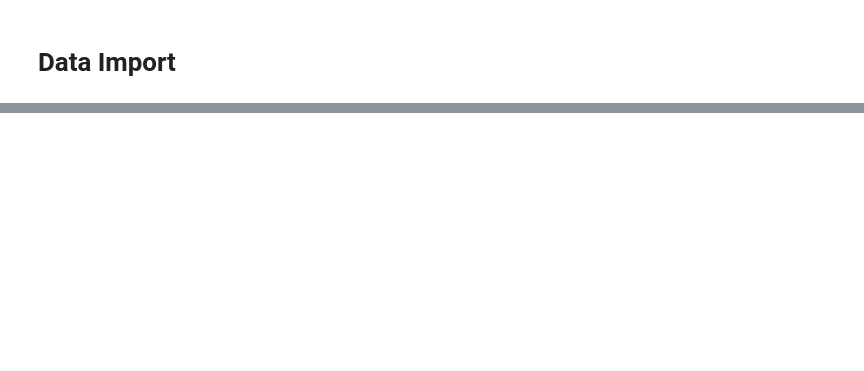
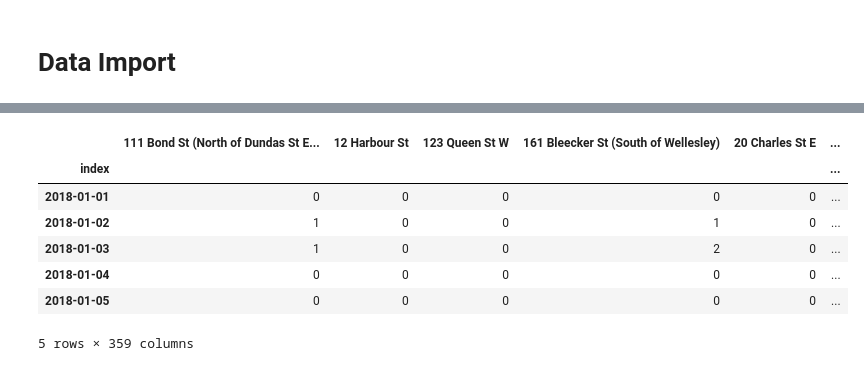
Before and after one commit to Andhi1710/python, a Jupyter notebook: (Andhi_Hamzah)_BikeShare.ipynb, the cells around one changed output, grey strips where cells are left out. Saved outputs shown, nothing was run; the diff lists cells and outputs as text; code cells hidden in the pictures; blank space fills up the shorter version.

```diff
--- a/(Andhi_Hamzah)_BikeShare.ipynb
+++ b/(Andhi_Hamzah)_BikeShare.ipynb
@@ -536,0 +186,11 @@ ax = sns.regplot(x='from_station_id', y='to_station_id', data=df, marker='+', co
+# %%
+outmap.head(5) # number of bikes leaves the station
+# %% [output]
+|  | 111 Bond St (North of Dundas St E... | 12 Harbour St | 123 Queen St W | 161 Bleecker St (South of Wellesley) | 20 Charles St E | ... |
+| index |  |  |  |  |  | ... |
+| 2018-01-01 | 0 | 0 | 0 | 0 | 0 | ... |
+| 2018-01-02 | 1 | 0 | 0 | 1 | 0 | ... |
+| 2018-01-03 | 1 | 0 | 0 | 2 | 0 | ... |
+| 2018-01-04 | 0 | 0 | 0 | 0 | 0 | ... |
+| 2018-01-05 | 0 | 0 | 0 | 0 | 0 | ... |
+5 rows × 359 columns
```
Also changed, not shown: parts of 72 cells of this notebook.
